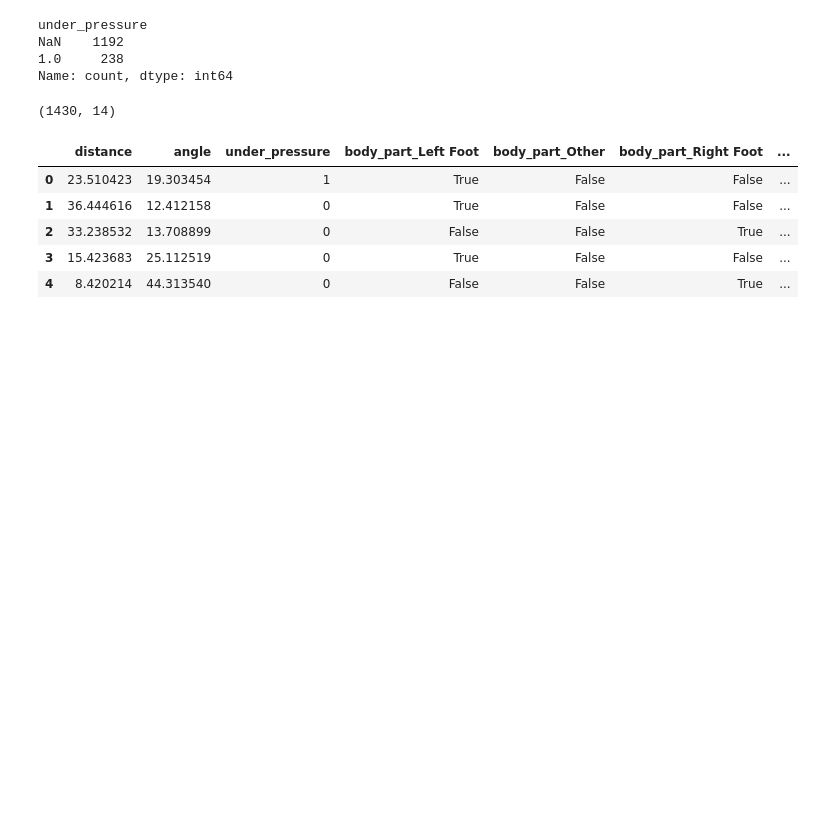
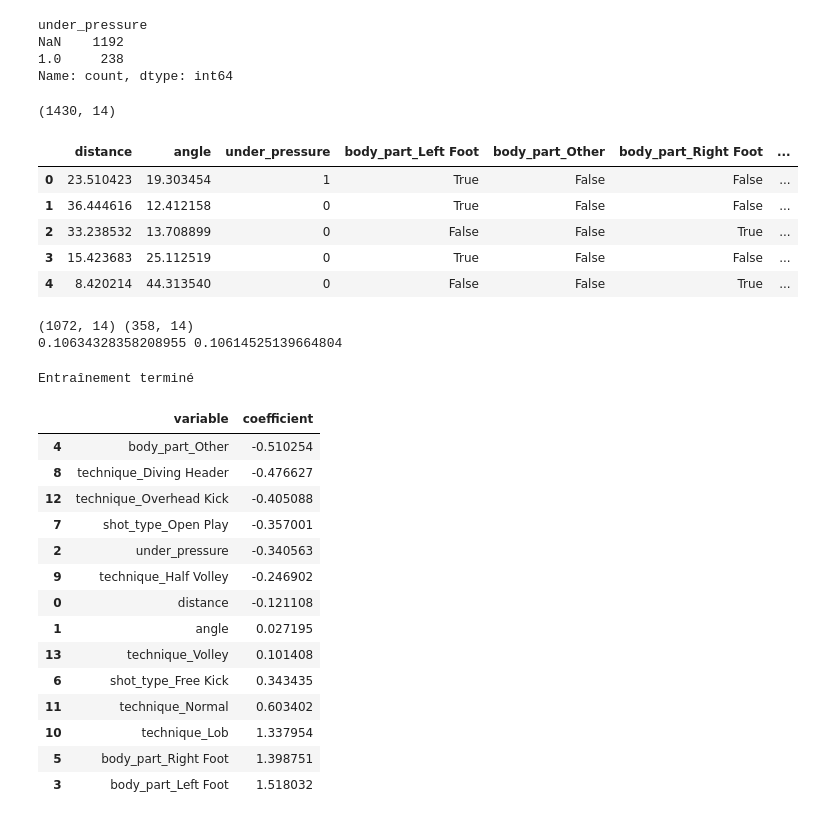
Before and after one commit to Z0utMan/xg-football, a Jupyter notebook: notebooks/01-explore-competitions.ipynb, the cells around one changed output. Saved outputs shown, nothing was run; the diff lists cells and outputs as text; code cells hidden in the pictures; blank space fills up the shorter version.

```diff
--- a/notebooks/01-explore-competitions.ipynb
+++ b/notebooks/01-explore-competitions.ipynb
@@ -411,3 +411,53 @@ features.head()
 | 2 | 33.238532 | 13.708899 | 0 | False | False | True | ... |
 | 3 | 15.423683 | 25.112519 | 0 | True | False | False | ... |
 | 4 | 8.420214 | 44.313540 | 0 | False | False | True | ... |
+# %%
+from sklearn.model_selection import train_test_split
+
+X = features
+y = shots_model["is_goal"]
+
+X_train, X_test, y_train, y_test = train_test_split(
+    X, y,
+    test_size=0.25,
+    random_state=42,
+    stratify=y
+)
+
+print(X_train.shape, X_test.shape)
+print(y_train.mean(), y_test.mean())
+# %% [output]
+(1072, 14) (358, 14)
+0.10634328358208955 0.10614525139664804
+# %%
+from sklearn.linear_model import LogisticRegression
+
+model = LogisticRegression(max_iter=1000)
+model.fit(X_train, y_train)
+
+print("Entraînement terminé")
+# %% [output]
+Entraînement terminé
+# %%
+coefficients = pd.DataFrame({
+    "variable": X_train.columns,
+    "coefficient": model.coef_[0]
+}).sort_values("coefficient")
+
+coefficients
+# %% [output]
+|  | variable | coefficient |
+| 4 | body_part_Other | -0.510254 |
+| 8 | technique_Diving Header | -0.476627 |
+| 12 | technique_Overhead Kick | -0.405088 |
+| 7 | shot_type_Open Play | -0.357001 |
+| 2 | under_pressure | -0.340563 |
+| 9 | technique_Half Volley | -0.246902 |
+| 0 | distance | -0.121108 |
+| 1 | angle | 0.027195 |
+| 13 | technique_Volley | 0.101408 |
+| 6 | shot_type_Free Kick | 0.343435 |
+| 11 | technique_Normal | 0.603402 |
+| 10 | technique_Lob | 1.337954 |
+| 5 | body_part_Right Foot | 1.398751 |
+| 3 | body_part_Left Foot | 1.518032 |
```
Also changed, not shown: parts of 22 cells of this notebook.
